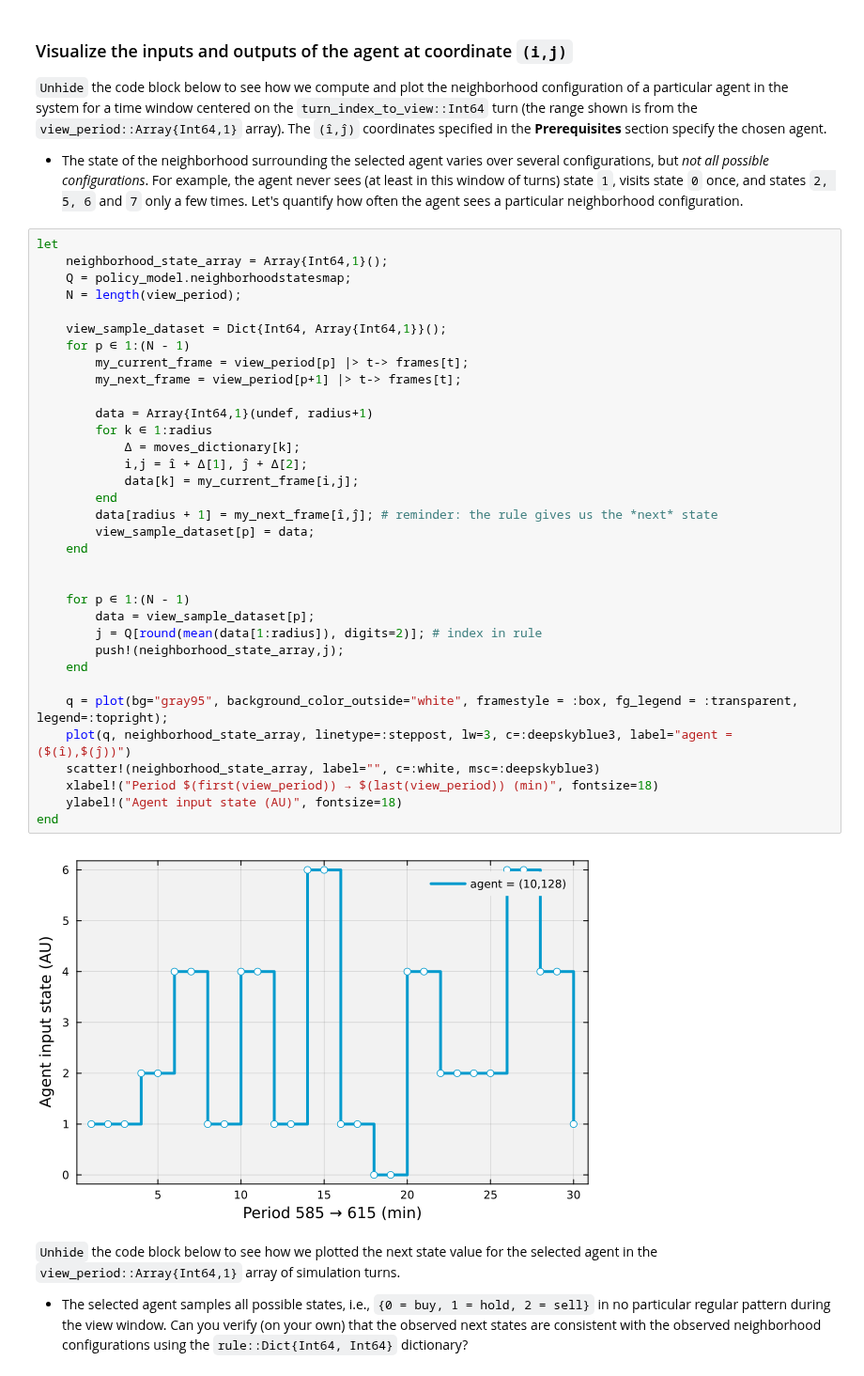
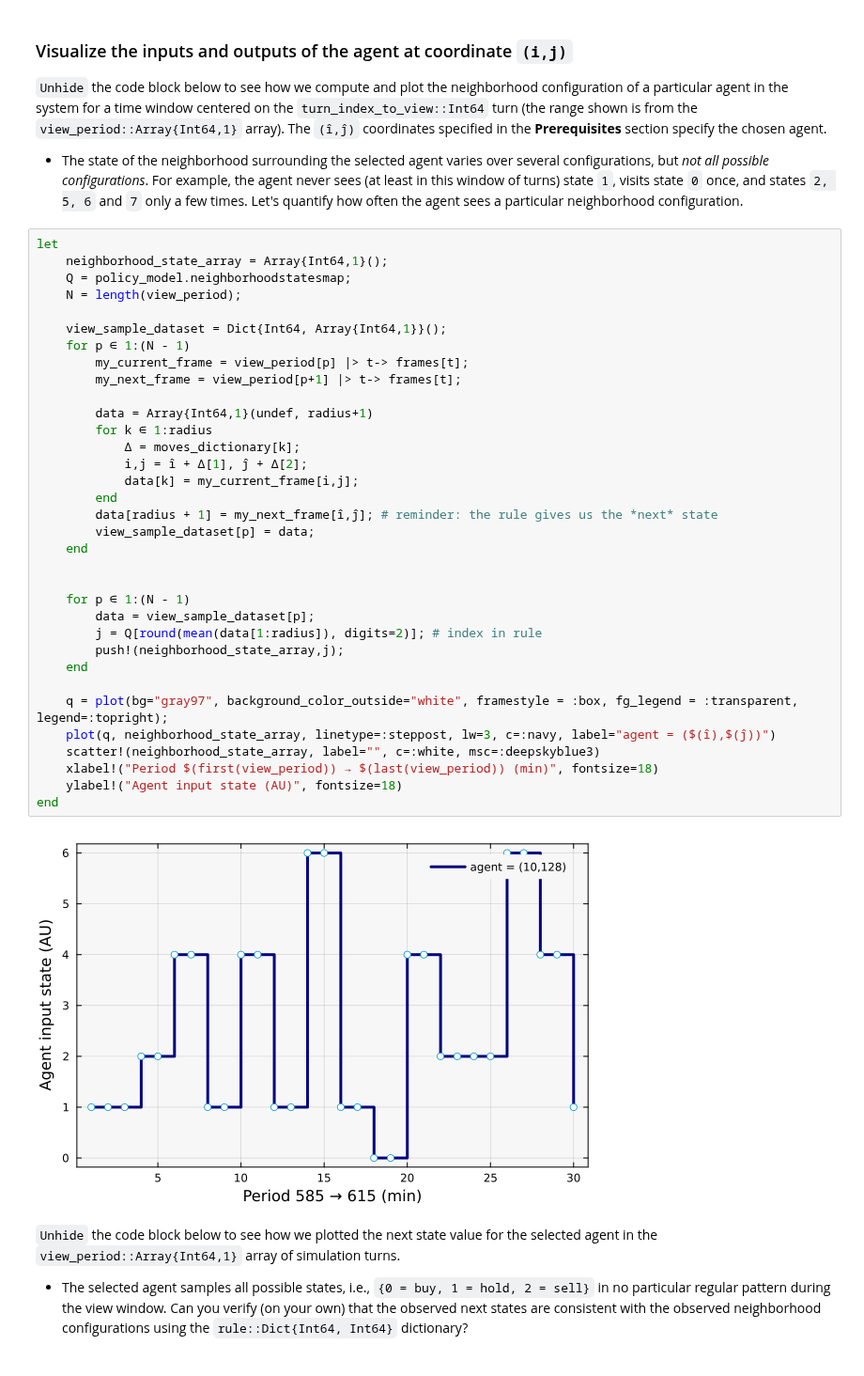
Before and after one commit to varnerlab/CHEME-5660-CourseRepository-Fall-2024, a Jupyter notebook: lectures/week-14/L14a/CHEME-5660-L14a-WolframPolicySimulation-WorkedExample-Fall-2024.ipynb, the cells around one changed output. Shown at 94% size. Saved outputs shown, nothing was run; the diff lists cells and outputs as text.

```diff
--- a/lectures/week-14/L14a/CHEME-5660-L14a-WolframPolicySimulation-WorkedExample-Fall-2024.ipynb
+++ b/lectures/week-14/L14a/CHEME-5660-L14a-WolframPolicySimulation-WorkedExample-Fall-2024.ipynb
@@ -275,36 +284,36 @@ let
     Q = policy_model.neighborhoodstatesmap;
     N = length(view_period);
 
     view_sample_dataset = Dict{Int64, Array{Int64,1}}();
     for p ∈ 1:(N - 1)
         my_current_frame = view_period[p] |> t-> frames[t];
         my_next_frame = view_period[p+1] |> t-> frames[t];
 
         data = Array{Int64,1}(undef, radius+1)
         for k ∈ 1:radius
             Δ = moves_dictionary[k];
             i,j = î + Δ[1], ĵ + Δ[2];
             data[k] = my_current_frame[i,j];
         end
         data[radius + 1] = my_next_frame[î,ĵ]; # reminder: the rule gives us the *next* state
         view_sample_dataset[p] = data;
     end
 
 
     for p ∈ 1:(N - 1)
         data = view_sample_dataset[p];
         j = Q[round(mean(data[1:radius]), digits=2)]; # index in rule
         push!(neighborhood_state_array,j);
     end
 
-    q = plot(bg="gray95", background_color_outside="white", framestyle = :box, fg_legend = :transparent, legend=:topright);
-    plot(q, neighborhood_state_array, linetype=:steppost, lw=3, c=:deepskyblue3, label="agent = ($(î),$(ĵ))")
+    q = plot(bg="gray97", background_color_outside="white", framestyle = :box, fg_legend = :transparent, legend=:topright);
+    plot(q, neighborhood_state_array, linetype=:steppost, lw=3, c=:navy, label="agent = ($(î),$(ĵ))")
     scatter!(neighborhood_state_array, label="", c=:white, msc=:deepskyblue3)
     xlabel!("Period $(first(view_period)) → $(last(view_period)) (min)", fontsize=18)
     ylabel!("Agent input state (AU)", fontsize=18)
 end
 # %% [output]
-[figure, old version]
+[figure, new version]
 # %% [markdown]
 `Unhide` the code block below to see how we plotted the next state value for the selected agent in the `view_period::Array{Int64,1}` array of simulation turns.
 * The selected agent samples all possible states, i.e.,  `{0 = buy, 1 = hold, 2 = sell}` in no particular regular pattern during the view window. Can you verify (on your own) that the observed next states are consistent with the observed neighborhood configurations using the `rule::Dict{Int64, Int64}` dictionary?
```
Also changed, not shown: parts of 5 cells of this notebook, 3 other files.
